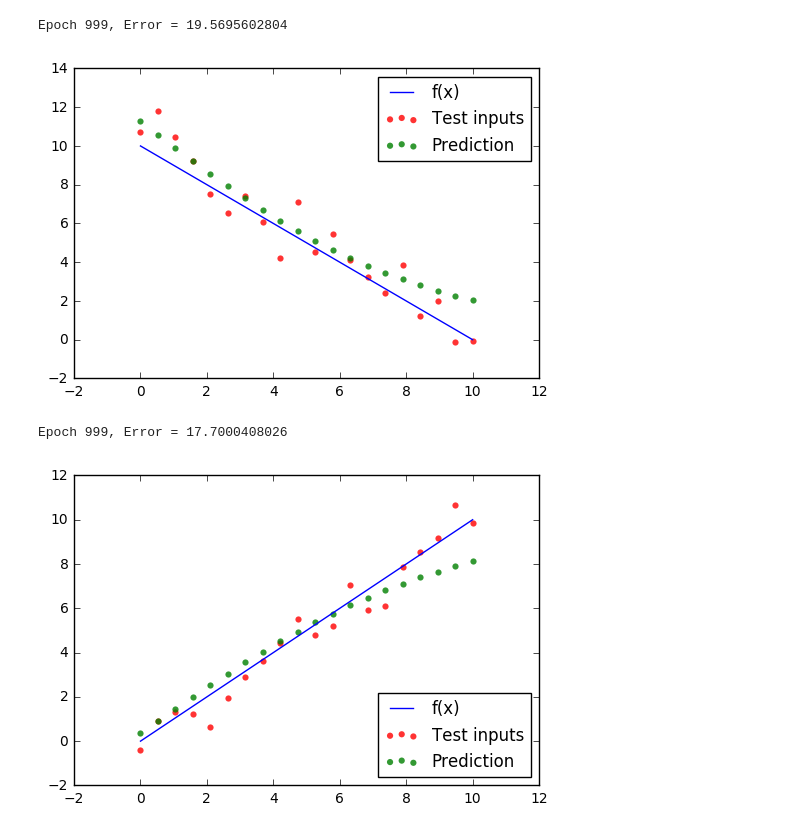
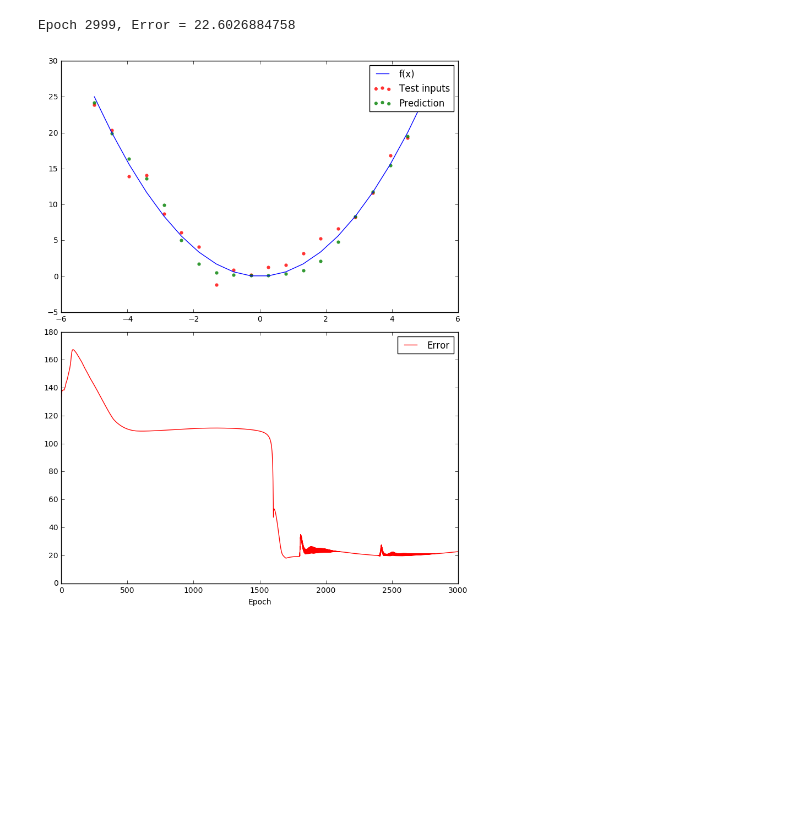
Before and after one commit to BorisLestsov/Perceptron, a Jupyter notebook: First.ipynb, the cells around one changed output. Drawn from its saved outputs; the diff is of its cells as text; code cells hidden in the pictures; blank space fills up the shorter version.

```diff
--- a/First.ipynb
+++ b/First.ipynb
@@ -9,12 +9,15 @@ class Perceptron:
     def __init__(self, alpha, hid_layer):
         self.alpha = alpha
         self.act_f = np.vectorize(lambda s: 1.0/(1+np.math.exp(-2.0*alpha*s)))
+        #.act_f = np.vectorize(lambda s: np.math.tanh(s))
 
         self.w_hid = np.random.rand(hid_layer)
+        self.w_bias = np.ones(hid_layer)
         self.w_last = np.random.rand(hid_layer)
 
-    def fit(self, test_inputs, test_outputs, divisor, epoches, step, inert):
+    def fit(self, test_inputs, test_outputs, divisor, epoches, step, inert, learn_rate, reg):
         self.epoches = epoches
+        self.err = np.empty(shape=(epoches,))
 
         dataset_len = len(test_inputs)
 
@@ -22,7 +25,8 @@ class Perceptron:
             err = 0.0
             for batch_i in xrange(divisor):
                 self.delta_w_last = 0
-                self.delta_w_hid = 0
+                self.delta_w_hid  = 0
+                self.delta_w_bias = 0
 
                 start_i = batch_i*dataset_len/divisor
                 end_i = (batch_i+1)*dataset_len/divisor
@@ -34,40 +38,54 @@ class Perceptron:
                     err += np.linalg.norm(outp - t_outp)
 
                     delta_last = -outp*(1 - outp)*(t_outp - outp)
-                    delta_hid = self.outps_hid*(1 - self.outps_hid)*delta_last*self.w_last
+                    delta_hid  = self.outps_hid*(1 - self.outps_hid)*delta_last*self.w_last
 
                     self.delta_w_last += inert*self.delta_w_last + (1 - inert)*step*delta_last*self.outps_hid
                     self.delta_w_hid  += inert*self.delta_w_hid + (1 - inert)*step*delta_hid*t_inp
+                    self.delta_w_bias += inert*self.delta_w_bias + (1 - inert)*step*delta_hid
 
-                self.w_last += self.delta_w_last
-                self.w_hid += self.delta_w_hid
-
+                self.w_last += learn_rate*self.delta_w_last - reg*np.sum(np.abs(self.delta_w_last))
+                self.w_hid  += learn_rate*self.delta_w_hid - reg*np.sum(np.abs(self.delta_w_hid))
+                self.w_bias += learn_rate*self.delta_w_bias  - reg*np.sum(np.abs(self.w_bias))
+            self.err[epoch] = err
         print "Epoch {}, Error = {}".format(epoch, err)
 
     def predict(self, x):
-        self.outps_hid = self.act_f(x*self.w_hid)
+        self.outps_hid = self.act_f(x*self.w_hid + self.w_bias)
         return (np.sum(self.outps_hid * self.w_last))
 # %%
-a, b, n = 0, 10, 20
+a, b, n = -5, 5, 20
 
 mu = 0
 sigma = 1
 
-f = np.vectorize(lambda x: b-x)
+f = np.vectorize(lambda x: x**2)
 rands = np.random.normal(mu, sigma, size=n)
 # %%
 test_inp  = np.linspace(a, b, n)
 test_outp = f(test_inp) + rands
 
 nn = Perceptron(0.05, 20)
-nn.fit(test_inp, test_outp, 2, 1000, 1e-5, 0.8)
+
+rand_ind = np.random.permutation(len(test_inp))
+
+nn.fit(test_inp[rand_ind], test_outp[rand_ind], 3, 3000, 1e-5, 0.5, 4, 1e-5)
 predictions = np.array([nn.predict(x) for x in test_inp])
 
+plt.figure(figsize=(8,10), dpi=10)
+
+plt.subplot(211)
 plt.plot(test_inp, f(test_inp), c='b', label='f(x)')
 plt.scatter(test_inp, test_outp, c='r', alpha=0.8, linewidths=0, label='Test inputs')
 plt.scatter(test_inp, predictions, c='g', alpha=0.8, linewidths=0, label='Prediction')
 plt.legend()
+
+plt.subplot(212)
+plt.plot(xrange(nn.epoches), nn.err, c='r', label="Error")
+plt.tight_layout()
+plt.xlabel("Epoch")
+plt.legend()
 plt.show()
 # %% [output]
-Epoch 999, Error = 19.5695602804
+Epoch 2999, Error = 22.6026884758
-[figure, old version]
+[figure, new version]
@@ -82,16 +91,0 @@ rands = np.random.normal(mu, sigma, size=n)
-# %%
-test_inp  = np.linspace(a, b, n)
-test_outp = f(test_inp) + rands
-
-nn = Perceptron(0.1, 30)
-nn.fit(test_inp, test_outp, 2, 1000, 1e-5, 0.5)
-predictions = np.array([nn.predict(x) for x in test_inp])
-
-plt.plot(test_inp, f(test_inp), c='b', label='f(x)')
-plt.scatter(test_inp, test_outp, c='r', alpha=0.8, linewidths=0, label='Test inputs')
-plt.scatter(test_inp, predictions, c='g', alpha=0.8, linewidths=0, label='Prediction')
-plt.legend(loc=4)
-plt.show()
-# %% [output]
-Epoch 999, Error = 17.7000408026
-[figure, removed]
```
Also changed, not shown: parts of 1 cell of this notebook.
